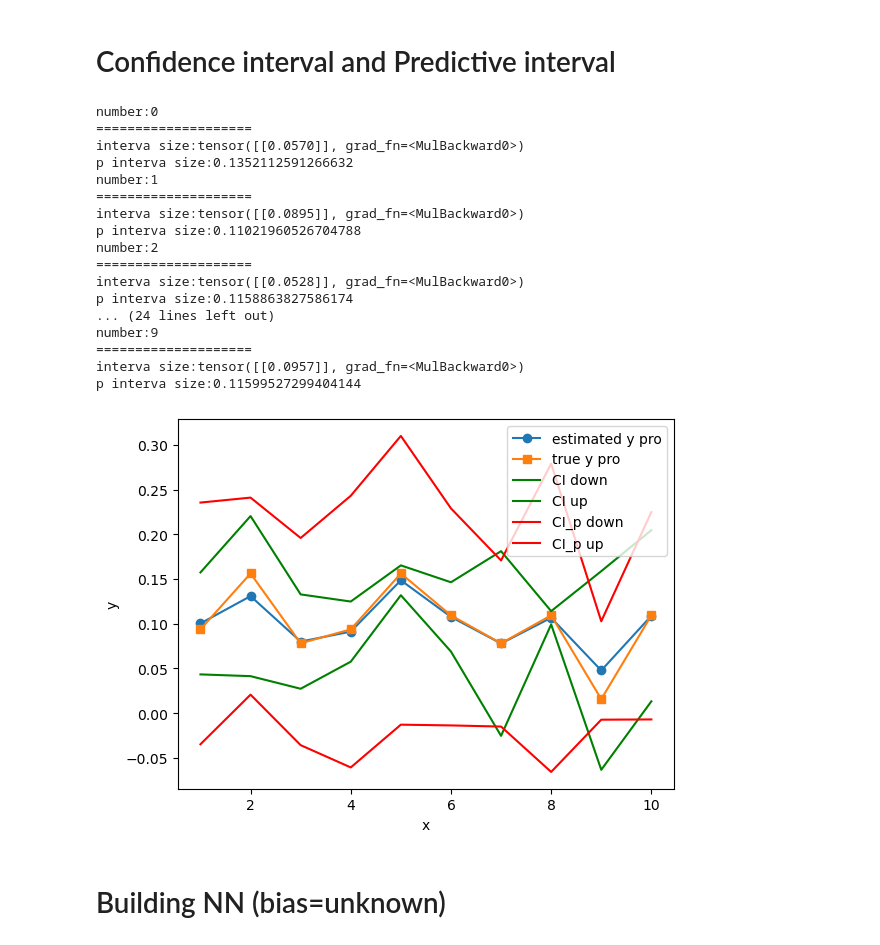
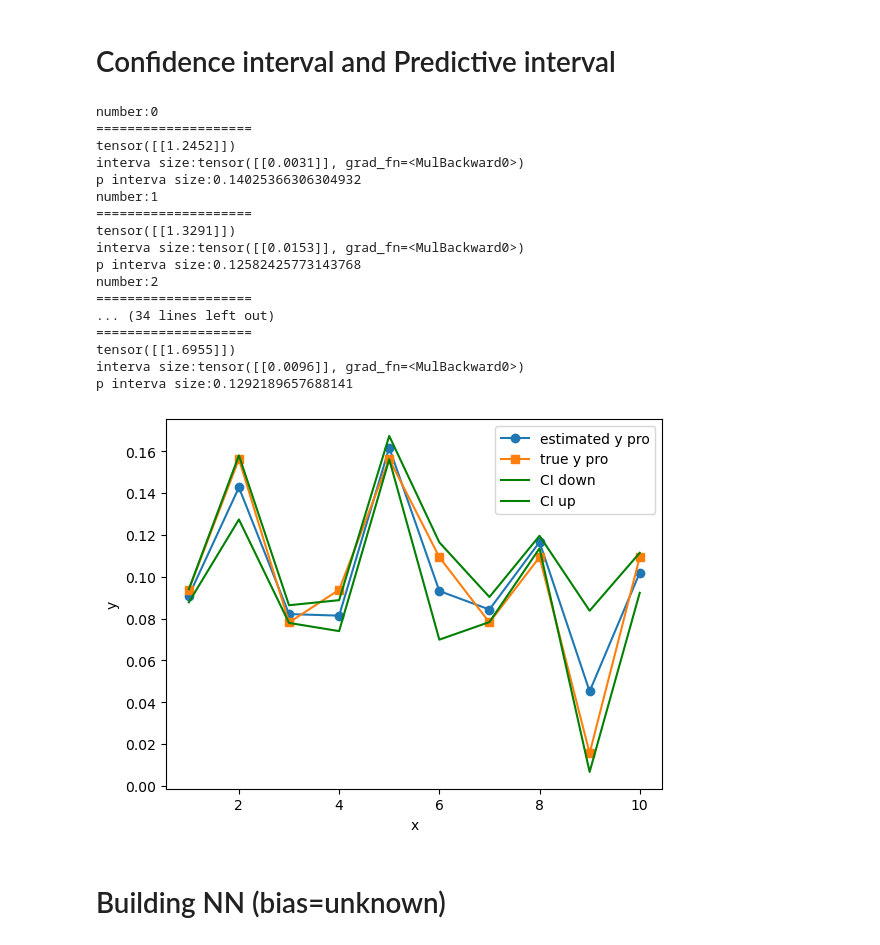
Before and after one commit to wer089/The-Influence-of-Nuisance-Parameter-Uncertainty-on-Parameter-Estimation-in-Practical-Data-Science-Mo, a Jupyter notebook: MNIST Neural Network.ipynb, the cells around one changed output. Cells and saved outputs as stored; diff of their text form; code cells hidden in the pictures.

```diff
--- a/MNIST Neural Network.ipynb
+++ b/MNIST Neural Network.ipynb
@@ -206,12 +231,27 @@ def prob(outputs,labels):
     _, predicted = torch.max(outputs.data, 1)
     num_elements = labels.numel()
     identity_matrix = torch.eye(10)
-    re_labels_p = identity_matrix[labels] # set probability of labels
+    re_labels_p = nn.functional.one_hot(labels, num_classes=10).float()
+#     re_labels_p = identity_matrix[labels] # set probability of labels
     return re_outputs_p, re_labels_p
 # %% [markdown]
 # Confidence interval and Predictive interval
 # %%
-def confi_pred_interval(inputs, labels, model, a=0.025):
+def confi_pred_interval(inputs, labels, model, a=0.05):
+    """
+    Function:
+    - Calculate the confidence interval and predictive interval of results
+    Input:
+    - inout: The input of data
+    - label: The label of handwriting input
+    - model: The trained neural network
+    - a: significant level
+    Returns:
+    - c: the size of confidence interval
+    - c_p: the list of confidence interval for each kinds label {0,1,...,9}
+    - mu: the estimate output
+    - y_p: the list of predictive interval for each kinds label {0,1,...,9}
+    """
     Z= norm.ppf(1 - a / 2)
     c = torch.tensor([])
     c_p = torch.tensor([])
@@ -220,11 +260,11 @@ def confi_pred_interval(inputs, labels, model, a=0.025):
 
     # loss for CI
     mu = torch.mean(re_outputs_p,dim=0) # mean of estimator of y
-    loss = torch.sum((re_outputs_p-re_labels_p)**2,1)/2
-
+    #loss = (torch.sum((re_outputs_p-re_labels_p)**2,1)/2)
+    loss = (torch.mean((re_outputs_p-re_labels_p),dim=0)**2)
     # loss for PI
     y_p = torch.mean(re_labels_p,dim=0)
-    loss_p = torch.sum((re_outputs_p-y_p)**2,1)/2
+    loss_p = (torch.sum((re_outputs_p-y_p)**2,1)/2)
 
     for i in range(10):
         print(f"number:{i}")
@@ -233,10 +273,12 @@ def confi_pred_interval(inputs, labels, model, a=0.025):
         H=torch.pinverse(F) #use the pseudo-inverse
         w=torch.mm(G,H)
         w=torch.mm(w,grad_vector)
+        print(w)
 
 
         # CI
-        sigma_epsilon_squared = loss[i]/len(labels)
+#         sigma_epsilon_squared = loss[i]/len(labels)
+        sigma_epsilon_squared = 1/4*loss[i]
         sigma=torch.sqrt(w*sigma_epsilon_squared)
         ci=sigma*Z
         CI= torch.cat([mu[i] - ci, mu[i] + ci],1)
@@ -261,45 +303,45 @@ def confi_pred_interval(inputs, labels, model, a=0.025):
 # %%
 for inputs, labels in test_loader:
 
-    c, c_p, mu, y_p= confi_pred_interval(inputs, labels, model, a=0.025)
+    c, c_p, mu, y_p= confi_pred_interval(inputs, labels, model, a=0.05)
     break
 # %% [output]
 number:0
 ====================
-interva size:tensor([[0.0570]], grad_fn=<MulBackward0>)
-p interva size:0.1352112591266632
+tensor([[1.2452]])
+interva size:tensor([[0.0031]], grad_fn=<MulBackward0>)
+p interva size:0.14025366306304932
 number:1
 ====================
-interva size:tensor([[0.0895]], grad_fn=<MulBackward0>)
-p interva size:0.11021960526704788
+tensor([[1.3291]])
+interva size:tensor([[0.0153]], grad_fn=<MulBackward0>)
+p interva size:0.12582425773143768
 number:2
 ====================
-interva size:tensor([[0.0528]], grad_fn=<MulBackward0>)
-p interva size:0.1158863827586174
-... (24 lines left out)
-number:9
+... (34 lines left out)
 ====================
-interva size:tensor([[0.0957]], grad_fn=<MulBackward0>)
-p interva size:0.11599527299404144
+tensor([[1.6955]])
+interva size:tensor([[0.0096]], grad_fn=<MulBackward0>)
+p interva size:0.1292189657688141
 # %%
 x_np = range(1, 11)
 mu_np = mu.detach().numpy()
 c_np = c.detach().numpy()
 c_p_np = c_p.detach().numpy()
 y_np = y_p.detach().numpy()
 # Plotting with conditional formatting
 plt.plot(x_np, mu_np, 'o-', label='estimated y pro')
 plt.plot(x_np, y_np, 's-', label='true y pro')
 plt.plot(x_np, c_np[0,:,0], '-', label='CI down', color='green')
 plt.plot(x_np, c_np[0,:,1], '-', label='CI up',color='green')
-plt.plot(x_np, c_p_np[0,:,0], '-', label='CI_p down', color='red')
-plt.plot(x_np, c_p_np[0,:,1], '-', label='CI_p up', color='red')
+# plt.plot(x_np, c_p_np[0,:,0], '-', label='CI_p down', color='red')
+# plt.plot(x_np, c_p_np[0,:,1], '-', label='CI_p up', color='red')
 plt.xlabel('x')
 plt.ylabel('y')
 plt.legend()
 
 plt.show()
 # %% [output]
-[figure, old version]
+[figure, new version]
 # %% [markdown]
 # Building NN (bias=unknown)
```
Also changed, not shown: parts of 44 cells of this notebook, 6 other files.
